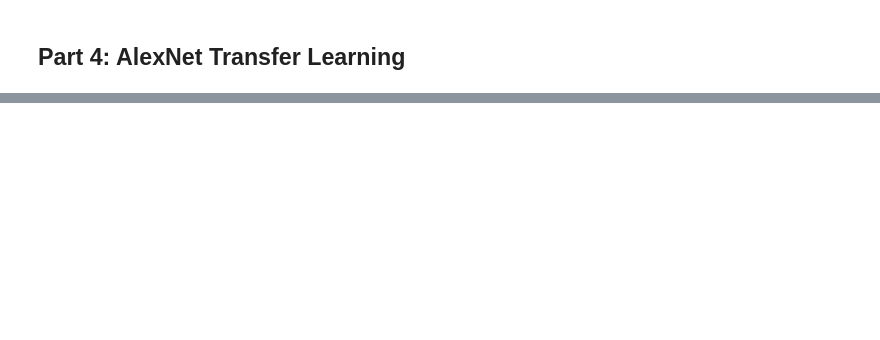
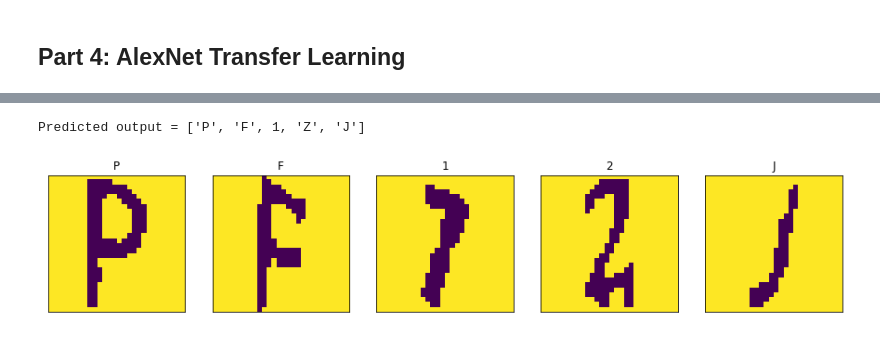
Before and after one commit to natanleung/APS360-captcha-bypass, a Jupyter notebook: alexnet.ipynb, the cells around one changed output, grey strips where cells are left out. Drawn from its saved outputs; the diff is of its cells as text; code cells hidden in the pictures; blank space fills up the shorter version.

```diff
--- a/alexnet.ipynb
+++ b/alexnet.ipynb
@@ -580,0 +678,38 @@ Epoch 50: Training accuracy: 0.8615384615384616
+# %%
+def decodeCharacter (encodedValue):
+  if (encodedValue < 10):
+    return encodedValue
+  else:
+    return chr(encodedValue + 55)
+# %%
+def e2emodel (input_image, input_labels):
+  model = CaptchaCNN()
+  model.load_state_dict(torch.load(get_model_name(model.name, epoch=20, learning_rate=0.005)))
+
+  imgs = input_image
+  labels = input_labels
+
+  # Plot batch of images
+  fig = plt.figure(figsize=(28, 28))
+  for idx in np.arange(5):
+      ax = fig.add_subplot(3, 9, idx+1, xticks=[], yticks=[])
+      plt.imshow(imgs[idx])
+      ax.set_title(labels[idx])
+
+  # Prediction
+  out = model(imgs.reshape(-1, 1, 28, 28))
+  pred = out.max(1, keepdim=True)[1].squeeze(1).tolist()
+  CAPTCHA_prediction = list(map(decodeCharacter, pred))
+  print(f"Predicted output = {CAPTCHA_prediction}")
+# %%
+# Random sample from CNN_test
+rand_batch = random.randint(0, len(CNN_test)-1)
+rand_sample = random.randint(0, len(CNN_test[0][0])-1)
+
+# Pass into e2e model
+imgs = CNN_test[rand_batch][0][rand_sample]
+labels = list(map(decodeCharacter, CNN_test[rand_batch][1][rand_sample].tolist()))
+e2emodel(imgs, labels)
+# %% [output]
+Predicted output = ['P', 'F', 1, 'Z', 'J']
+[figure, added]
```
Also changed, not shown: parts of 21 cells of this notebook.
